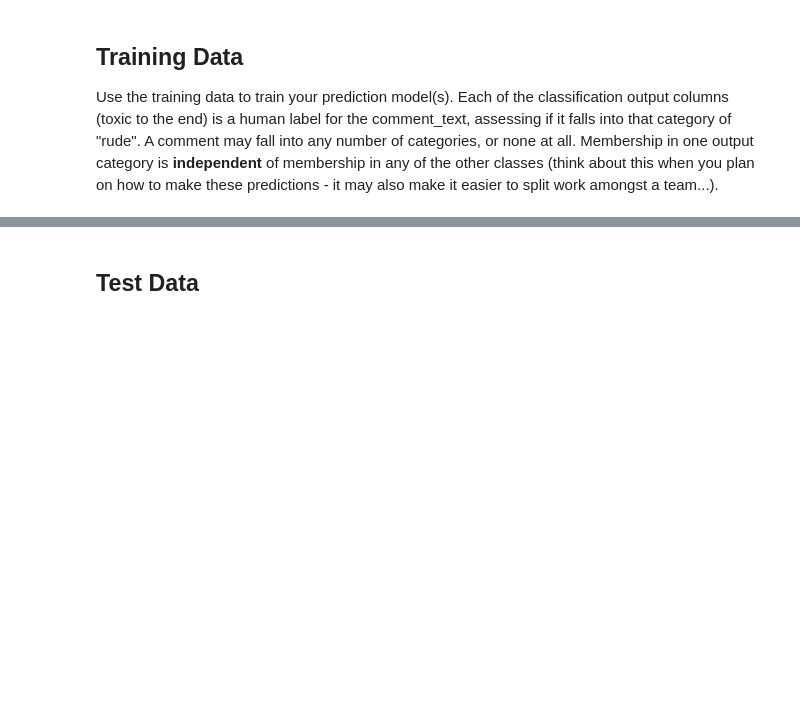
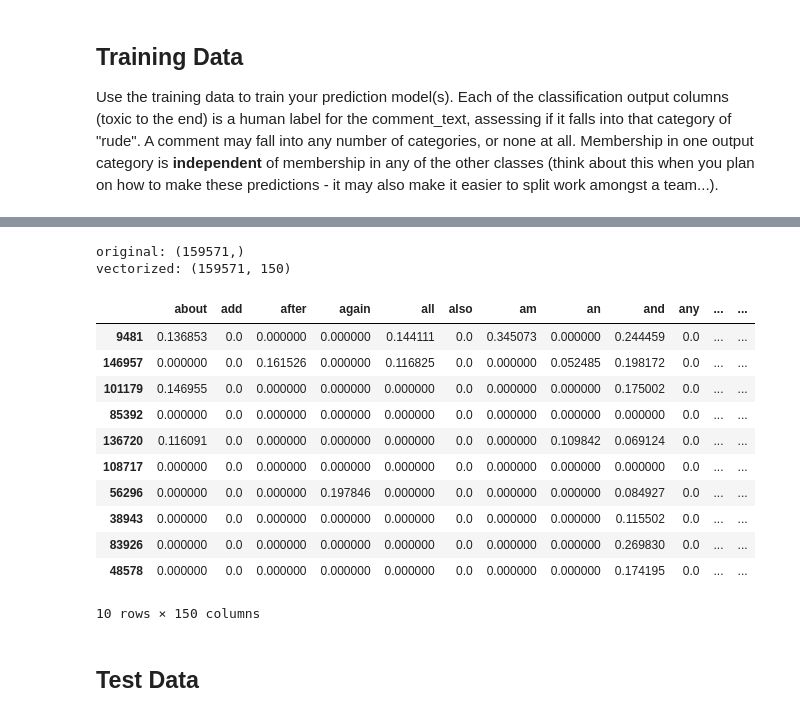
Before and after one commit to michaeljharris/ItML_Project_1_Students, a Jupyter notebook: proj_1_start.ipynb, the cells around one changed output, grey strips where cells are left out. Saved outputs shown, nothing was run; the diff lists cells and outputs as text; code cells hidden in the pictures; blank space fills up the shorter version.

```diff
--- a/proj_1_start.ipynb
+++ b/proj_1_start.ipynb
@@ -32,3 +84,26 @@ train_df.head()
+# %%
+vec_tf = TfidfVectorizer(max_features=150)
+tmp = vec_tf.fit_transform(train_df["comment_text"])
+tok_cols = vec_tf.get_feature_names_out()
+tok_df = pd.DataFrame(tmp.toarray(), columns=tok_cols)
+print("original:", train_df["comment_text"].shape)
+print("vectorized:", tmp.shape)
+tok_df.sample(10)
+# %% [output]
+original: (159571,)
+vectorized: (159571, 150)
+|  | about | add | after | again | all | also | am | an | and | any | ... | ... |
+| 9481 | 0.136853 | 0.0 | 0.000000 | 0.000000 | 0.144111 | 0.0 | 0.345073 | 0.000000 | 0.244459 | 0.0 | ... | ... |
+| 146957 | 0.000000 | 0.0 | 0.161526 | 0.000000 | 0.116825 | 0.0 | 0.000000 | 0.052485 | 0.198172 | 0.0 | ... | ... |
+| 101179 | 0.146955 | 0.0 | 0.000000 | 0.000000 | 0.000000 | 0.0 | 0.000000 | 0.000000 | 0.175002 | 0.0 | ... | ... |
+| 85392 | 0.000000 | 0.0 | 0.000000 | 0.000000 | 0.000000 | 0.0 | 0.000000 | 0.000000 | 0.000000 | 0.0 | ... | ... |
+| 136720 | 0.116091 | 0.0 | 0.000000 | 0.000000 | 0.000000 | 0.0 | 0.000000 | 0.109842 | 0.069124 | 0.0 | ... | ... |
+| 108717 | 0.000000 | 0.0 | 0.000000 | 0.000000 | 0.000000 | 0.0 | 0.000000 | 0.000000 | 0.000000 | 0.0 | ... | ... |
+| 56296 | 0.000000 | 0.0 | 0.000000 | 0.197846 | 0.000000 | 0.0 | 0.000000 | 0.000000 | 0.084927 | 0.0 | ... | ... |
+| 38943 | 0.000000 | 0.0 | 0.000000 | 0.000000 | 0.000000 | 0.0 | 0.000000 | 0.000000 | 0.115502 | 0.0 | ... | ... |
+| 83926 | 0.000000 | 0.0 | 0.000000 | 0.000000 | 0.000000 | 0.0 | 0.000000 | 0.000000 | 0.269830 | 0.0 | ... | ... |
+| 48578 | 0.000000 | 0.0 | 0.000000 | 0.000000 | 0.000000 | 0.0 | 0.000000 | 0.000000 | 0.174195 | 0.0 | ... | ... |
+10 rows × 150 columns
 # %% [markdown]
 ## Test Data
 # %%
```
Also changed, not shown: parts of 5 cells of this notebook, 1 other file.
